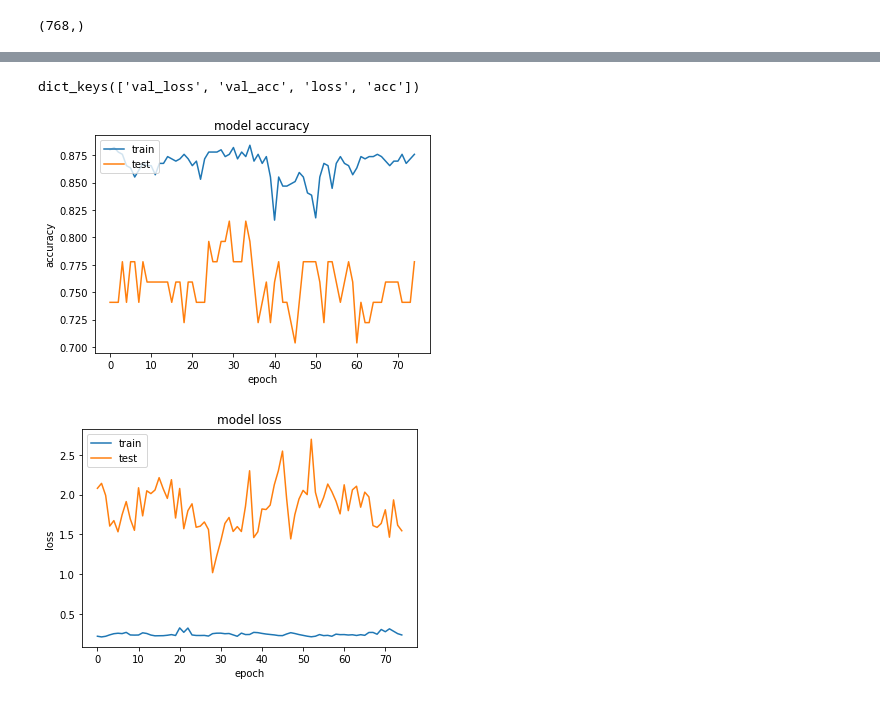
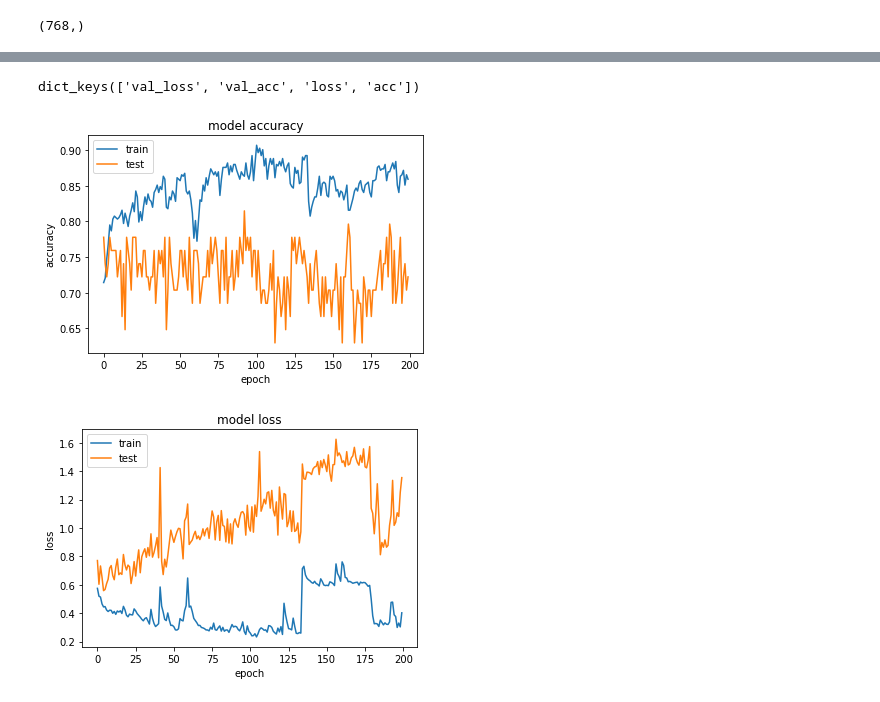
Before and after one commit to newbiepawel/deep_learning_and_other, a Jupyter notebook: basic_deeplearning_model.ipynb, the cells around one changed output, grey strips where cells are left out. Cells and saved outputs as stored; diff of their text form; code cells hidden in the pictures.

```diff
--- a/basic_deeplearning_model.ipynb
+++ b/basic_deeplearning_model.ipynb
@@ -154,3 +176,10 @@ Total params: 1,410
 Trainable params: 1,410
 Non-trainable params: 0
 _________________________________________________________________
+# %%
+history = model.fit(X_train,
+                                    X_test,
+                                    epochs=20,
+                                    batch_size=12,
+                                    validation_data=(y_train, y_test),
+                                    verbose=2)
@@ -157,3 +188,3 @@ _________________________________________________________________
 # %%
-history = model.fit(X_train, y_train, epochs=200, verbose=1, validation_split=0.1)
+history = model.fit(X_train, y_train, epochs=200, verbose=1, validation_split=0.25)
 # %% [output]
@@ -198,0 +235,10 @@ dict_keys(['val_loss', 'val_acc', 'loss', 'acc'])
+# %%
+smaller_model = Sequential()
+smaller_model.add(Dense(32, input_shape=(X.shape[1],), activation='relu'))
+smaller_model.add(Dense(2, activation='softmax'))
+smaller_model.compile(Adam(lr=0.05),
+              loss='categorical_crossentropy',
+              metrics=['accuracy', 'categorical_crossentropy'])
+keras.callbacks.EarlyStopping(monitor='val_loss', patience=10, verbose=1)
+result = smaller_model.evaluate(X_test, y_test)
+smaller_model.summary()
@@ -199,3 +259,3 @@ dict_keys(['val_loss', 'val_acc', 'loss', 'acc'])
 # %%
-history = model.fit(X_train, y_train, epochs=75, verbose=1, validation_split=0.1)
+smaller_history = smaller_model.fit(X_train, y_train, epochs=200, verbose=1, validation_split=0.25)
 # %% [output]
@@ -219,22 +284,22 @@ Epoch 75/75
 # %%
 print(history.history.keys())
 # summarize history for accuracy
-plt.plot(history.history['acc'])
-plt.plot(history.history['val_acc'])
+plt.plot(smaller_history.history['acc'])
+plt.plot(smaller_history.history['val_acc'])
 plt.title('model accuracy')
 plt.ylabel('accuracy')
 plt.xlabel('epoch')
 plt.legend(['train', 'test'], loc='upper left')
 plt.show()
 # summarize history for loss
-plt.plot(history.history['loss'])
-plt.plot(history.history['val_loss'])
+plt.plot(smaller_history.history['loss'])
+plt.plot(smaller_history.history['val_loss'])
 plt.title('model loss')
 plt.ylabel('loss')
 plt.xlabel('epoch')
 plt.legend(['train', 'test'], loc='upper left')
 plt.show()
 # %% [output]
 dict_keys(['val_loss', 'val_acc', 'loss', 'acc'])
-[figure, old version]
+[figure, new version]
-[figure, old version]
+[figure, new version]
```
Also changed, not shown: parts of 23 cells of this notebook.
